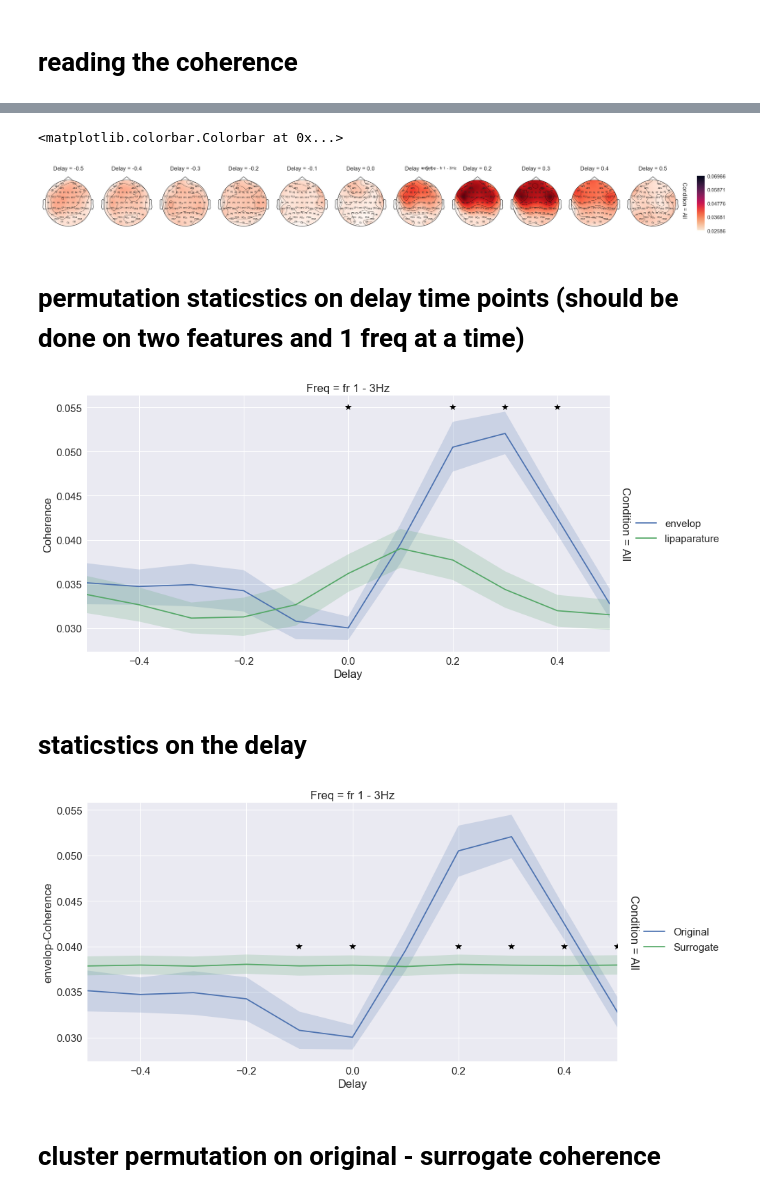
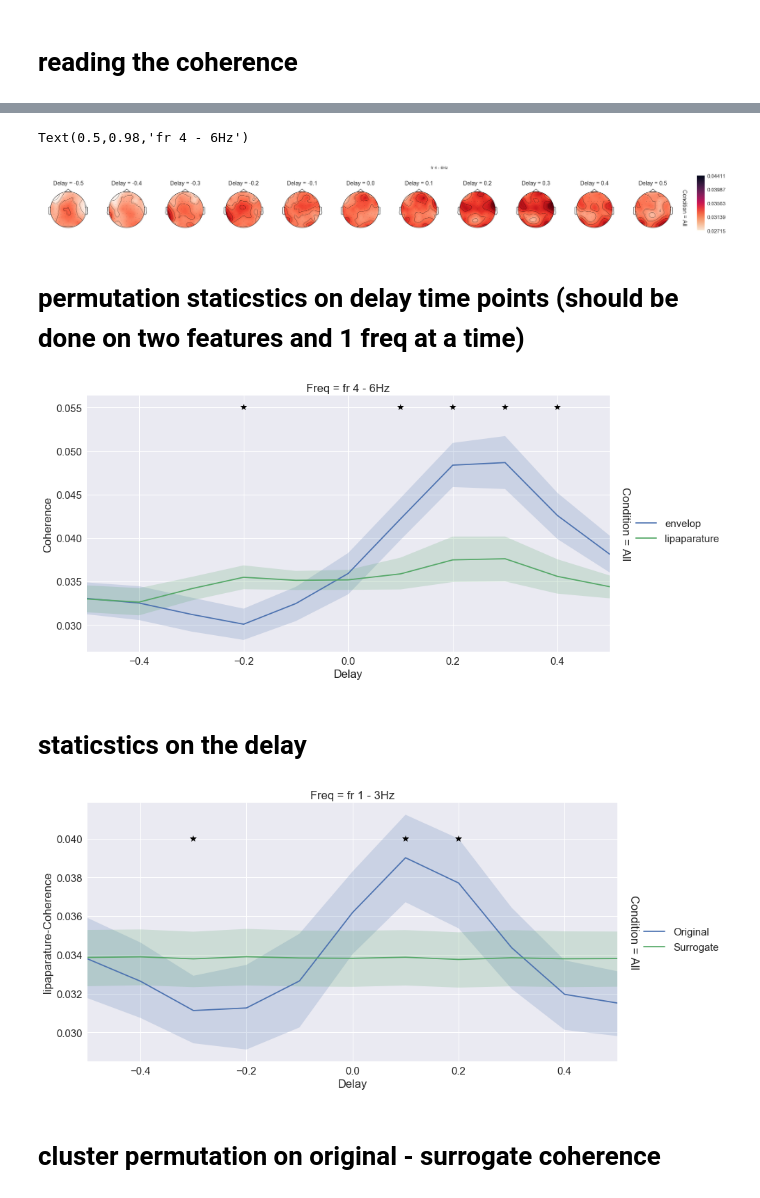
Before and after one commit to sankar-mukherjee/entrainment_python, a Jupyter notebook: coherence_investigate.ipynb, the cells around one changed output, grey strips where cells are left out. Saved outputs shown, nothing was run; the diff lists cells and outputs as text; code cells hidden in the pictures.

```diff
--- a/coherence_investigate.ipynb
+++ b/coherence_investigate.ipynb
@@ -42,21 +42,3 @@ Ready.
 Reading 0 ... 1092416  =      0.000 ...  1092.416 secs...
 # %% [markdown]
 # reading the coherence
-# %%
-a=[]
-for s in subject_name:
-    a.append(pd.read_pickle(save_path+'-'+s))
-
-data = pd.concat((a),axis=0)
-data['Delay']=data['Delay'] - 0.5
-data['Delay']=data['Delay'].round(decimals=1)
-
-fr = data.Freq.unique()
-print(fr)
-data.set_index(['Feature','Freq','Condition','Delay','Subject'], inplace=True)
-data.sort_index(inplace=True)
-
-a  = data['Data'].apply(lambda x: np.mean(x))
-data['Coherence'] = pd.Series(a, index=data.index)
-
-data.head(10)
@@ -205,51 +177,53 @@ freq_band = ['Delta 1 - 3Hz','Theta 4 - 7Hz','Alpha 8 - 12Hz','Beta 13 - 25Hz','
 freq_band = ['Delta 1 - 3Hz','Theta 4 - 7Hz']
 freq_band = ['fr 1 - 3Hz', 'fr 2 - 4Hz', 'fr 3 - 5Hz', 'fr 4 - 6Hz','fr 5 - 7Hz', 'fr 6 - 8Hz', 'fr 7 - 9Hz', 'fr 8 - 10Hz',
  'fr 9 - 11Hz', 'fr 10 - 12Hz']
-freq_band = ['fr 1 - 3Hz']
+freq_band = ['fr 4 - 6Hz']
 
 extra_channels = ['envelop','jawaopening','lipaparature','lipProtrusion','TTCD','TMCD','TBCD']
-extra_channels = ['envelop']
+extra_channels = ['lipaparature']
 
 condition = ['Hyper','Normal','Hypo','All']
 condition = ['All']
 
 delay = np.arange(-5,6) / 10
 
 A = get_coherence_value1(data,extra_channels,freq_band,condition,delay,subject_name)
 vmax=np.amax(np.concatenate(A, axis=0))
 vmin=np.amin(np.concatenate(A, axis=0))
 
 a = data.loc[extra_channels,freq_band,condition,delay,subject_name]['Data']
 a = pd.DataFrame(a.reset_index())
 
 def draw_heatmap(*args, **kwargs):
     data = kwargs.pop('data')
     x = data['Data'].mean()
-    mne.viz.plot_topomap(x, info.info, show=False,vmin=vmin,vmax=vmax,show_names =True,names = info.ch_names)
+    #mne.viz.plot_topomap(x, info.info, show=False,vmin=vmin,vmax=vmax,show_names =True,names = info.ch_names)
+    mne.viz.plot_topomap(x, info.info, show=False,vmin=vmin,vmax=vmax)
 
 fg = sns.FacetGrid(a, col='Delay', row = 'Condition',margin_titles=True,size=3)
 b = fg.map_dataframe(draw_heatmap, 'Data')
 b = b.set_xlabels('')
-b.fig.subplots_adjust(top=0.9)
+b.fig.subplots_adjust(top=0.7)
 b.fig.subplots_adjust(right=0.8)
 b.fig.suptitle(extra_channels[0]+' - '+freq_band[0])
 
 cbar_ax = b.fig.add_axes([0.82,0.10,0.01,0.75])
 
 #colorbar
 cmap = plt.get_cmap()
 norm = mpl.colors.Normalize(vmin=vmin,vmax=vmax)
 sm = plt.cm.ScalarMappable(cmap=cmap.reversed(), norm=norm)
 sm.set_array([])
 plt.colorbar(sm, ticks=np.linspace(vmin,vmax,5),cax=cbar_ax)
+b.fig.suptitle(freq_band[0])
 # %% [output]
-<matplotlib.colorbar.Colorbar at 0x...>
+Text(0.5,0.98,'fr 4 - 6Hz')
-[figure, old version]
+[figure, new version]
 # %% [markdown]
 # permutation staticstics on delay time points (should be done on two features and 1 freq at a time)
 # %%
 freq_band = ['Delta 1 - 3Hz','Theta 4 - 7Hz','Alpha 8 - 12Hz','Beta 13 - 25Hz','Gamma 30 - 40Hz']
-freq_band = [ 'fr 1 - 3Hz']
+freq_band = [ 'fr 4 - 6Hz']
 #freq_band = ['fr 1 - 3Hz', 'fr 2 - 4Hz', 'fr 3 - 5Hz', 'fr 4 - 6Hz','fr 5 - 7Hz', 'fr 6 - 8Hz', 'fr 7 - 9Hz', 'fr 8 - 10Hz',
 # 'fr 9 - 11Hz', 'fr 10 - 12Hz']
 
@@ -277,7 +251,7 @@ b = b.set_ylabels('Coherence')
 # mark the signifiancant point
 x = plt.plot(x,y, marker='*', color='k',markersize=10,linestyle='')
 # %% [output]
-[figure, old version]
+[figure, new version]
 # %% [markdown]
 # staticstics on the delay
 # %%
@@ -288,27 +262,27 @@ freq_band = [ 'fr 1 - 3Hz']
 condition = ['All']
 
 extra_channels = ['envelop','jawaopening','lipaparature','lipProtrusion','TTCD','TMCD','TBCD']
-extra_channels = ['envelop']
+extra_channels = ['lipaparature']
 delay = np.arange(-5,6) / 10
 
 numSamples = 1000
 
 frames=[]
 for c in condition:
-        for fr in freq_band:
-            for s in subject_name:
-                a = data.loc[extra_channels,freq_band,condition,delay,s]['Coherence'].get_values()
-                b = a.copy()
-                X = np.zeros((len(delay),numSamples))
-                for i in range(numSamples):
-                    np.random.shuffle(a)
-                    X[:,i] = a
-                x = X.mean(axis=1)
+    for fr in freq_band:
+        for s in subject_name:
+            a = data.loc[extra_channels,freq_band,condition,delay,s]['Coherence'].get_values()
+            b = a.copy()
+            X = np.zeros((len(delay),numSamples))
+            for i in range(numSamples):
+                np.random.shuffle(a)
+                X[:,i] = a
+            x = X.mean(axis=1)
 
-                aa = pd.DataFrame({'Subject':s,'Delay':delay,'Feature':'Surrogate','Freq':fr,'Condition':c,'Coherence':x})
-                frames.append(aa)
-                aa = pd.DataFrame({'Subject':s,'Delay':delay,'Feature':'Original','Freq':fr,'Condition':c,'Coherence':b})
-                frames.append(aa)
+            aa = pd.DataFrame({'Subject':s,'Delay':delay,'Feature':'Surrogate','Freq':fr,'Condition':c,'Coherence':x})
+            frames.append(aa)
+            aa = pd.DataFrame({'Subject':s,'Delay':delay,'Feature':'Original','Freq':fr,'Condition':c,'Coherence':b})
+            frames.append(aa)
 
 data_chanceCoh = pd.concat((frames),axis=0)
 data_chanceCoh.set_index(['Feature','Freq','Condition','Delay','Subject'], inplace=True)
@@ -331,7 +305,7 @@ b = b.set_ylabels(extra_channels[0]+'-Coherence')
 # mark the signifiancant point
 x = plt.plot(x,y, marker='*', color='k',markersize=10,linestyle='')
 # %% [output]
-[figure, old version]
+[figure, new version]
 # %% [markdown]
 # cluster permutation on original - surrogate coherence
 # %%
```
Also changed, not shown: parts of 3 cells of this notebook, 11 other files.
